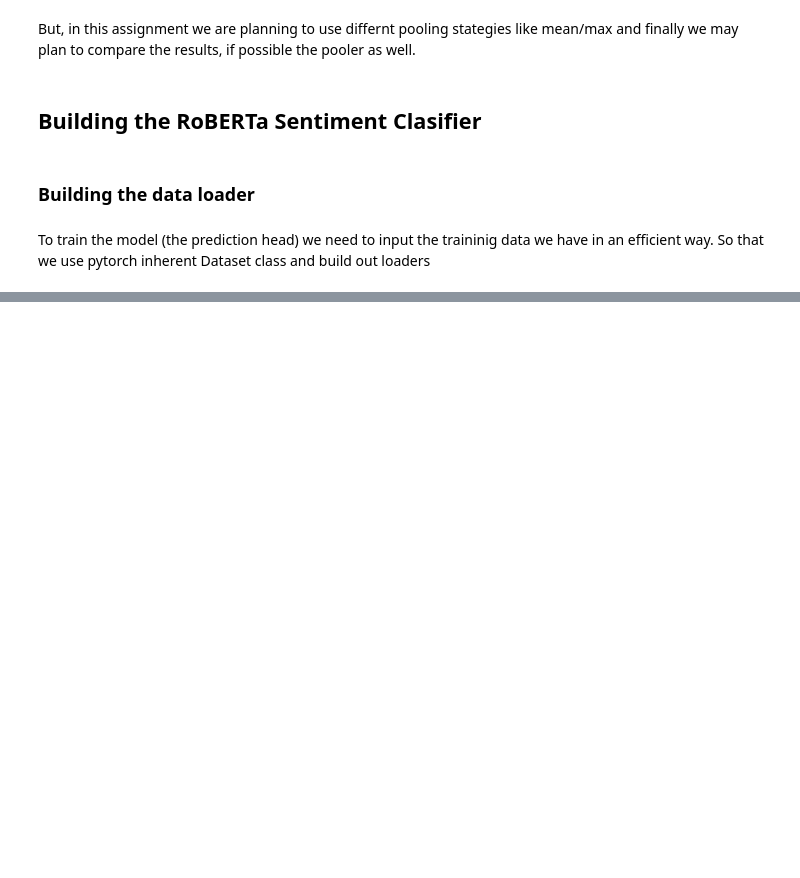
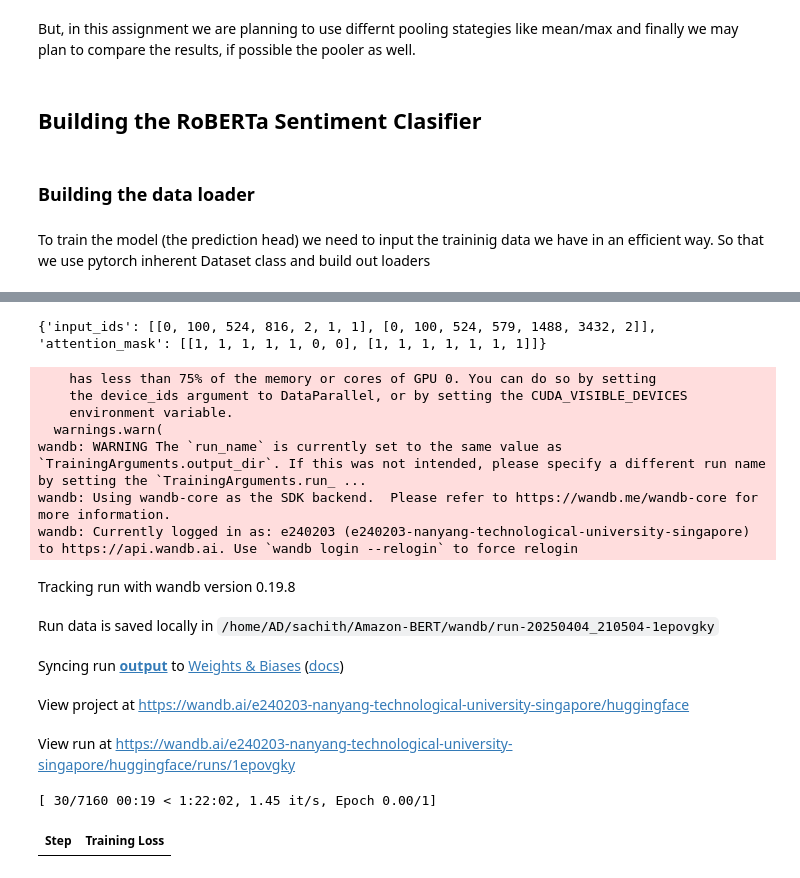
Before and after one commit to Sachithx/Amazon-BERT, a Jupyter notebook: run.ipynb, the cells around one changed output, grey strips where cells are left out. Drawn from its saved outputs; the diff is of its cells as text; code cells hidden in the pictures; blank space fills up the shorter version.

Commit message:
train updates

```diff
--- a/run.ipynb
+++ b/run.ipynb
@@ -542,0 +417,7 @@ Compile with `TORCH_USE_CUDA_DSA` to enable device-side assertions.
+# %%
+model = model.to('cuda')
+# %%
+sample_data = ["I am playing", "I am sachith"]
+tokenizer(sample_data, padding=True, truncation=True, max_length=512)
+# %% [output]
+{'input_ids': [[0, 100, 524, 816, 2, 1, 1], [0, 100, 524, 579, 1488, 3432, 2]], 'attention_mask': [[1, 1, 1, 1, 1, 0, 0], [1, 1, 1, 1, 1, 1, 1]]}
@@ -542,0 +456,47 @@ Compile with `TORCH_USE_CUDA_DSA` to enable device-side assertions.
+# %%
+def compute_metrics(p):
+    print(type(p))
+    pred, labels = p
+    pred = np.argmax(pred, axis=1)
+
+    accuracy = accuracy_score(y_true=labels, y_pred=pred)
+    recall = recall_score(y_true=labels, y_pred=pred)
+    precision = precision_score(y_true=labels, y_pred=pred)
+    f1 = f1_score(y_true=labels, y_pred=pred)
+
+    return {"accuracy": accuracy, "precision": precision, "recall": recall, "f1": f1}
+# %%
+train_dataset = AmazonReviewDataset(data_train, tokenizer)
+val_dataset = AmazonReviewDataset(data_test, tokenizer)
+# %%
+from transformers import TrainingArguments, Trainer
+args = TrainingArguments(
+    output_dir="output",
+    num_train_epochs=1,
+    per_device_train_batch_size=4
+
+)
+trainer = Trainer(
+    model=model,
+    args=args,
+    train_dataset=train_dataset,
+    eval_dataset=val_dataset,
+    compute_metrics=compute_metrics
+)
+# %%
+trainer.train()
+# %% [output]
+    has less than 75% of the memory or cores of GPU 0. You can do so by setting
+    the device_ids argument to DataParallel, or by setting the CUDA_VISIBLE_DEVICES
+    environment variable.
+  warnings.warn(
+wandb: WARNING The `run_name` is currently set to the same value as `TrainingArguments.output_dir`. If this was not intended, please specify a different run name by setting the `TrainingArguments.run_ ...
+wandb: Using wandb-core as the SDK backend.  Please refer to https://wandb.me/wandb-core for more information.
+wandb: Currently logged in as: e240203 (e240203-nanyang-technological-university-singapore) to https://api.wandb.ai. Use `wandb login --relogin` to force relogin
+Tracking run with wandb version 0.19.8
+Run data is saved locally in /home/AD/sachith/Amazon-BERT/wandb/run-20250404_210504-1epovgky
+Syncing run output to Weights & Biases (docs)
+View project at https://wandb.ai/e240203-nanyang-technological-university-singapore/huggingface
+View run at https://wandb.ai/e240203-nanyang-technological-university-singapore/huggingface/runs/1epovgky
+[ 30/7160 00:19 < 1:22:02, 1.45 it/s, Epoch 0.00/1]
+| Step | Training Loss |
```
Also changed, not shown: parts of 23 cells of this notebook, 4 other files.
